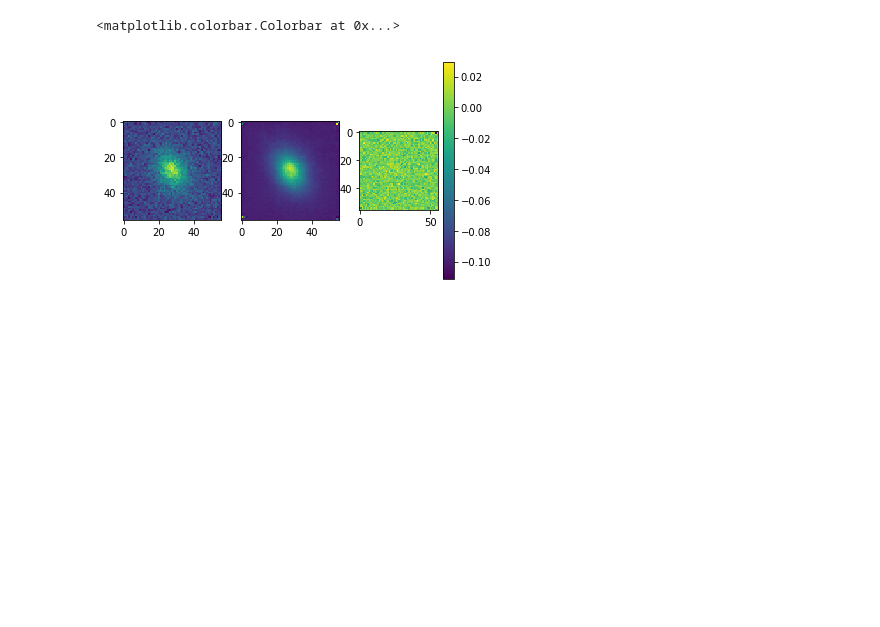
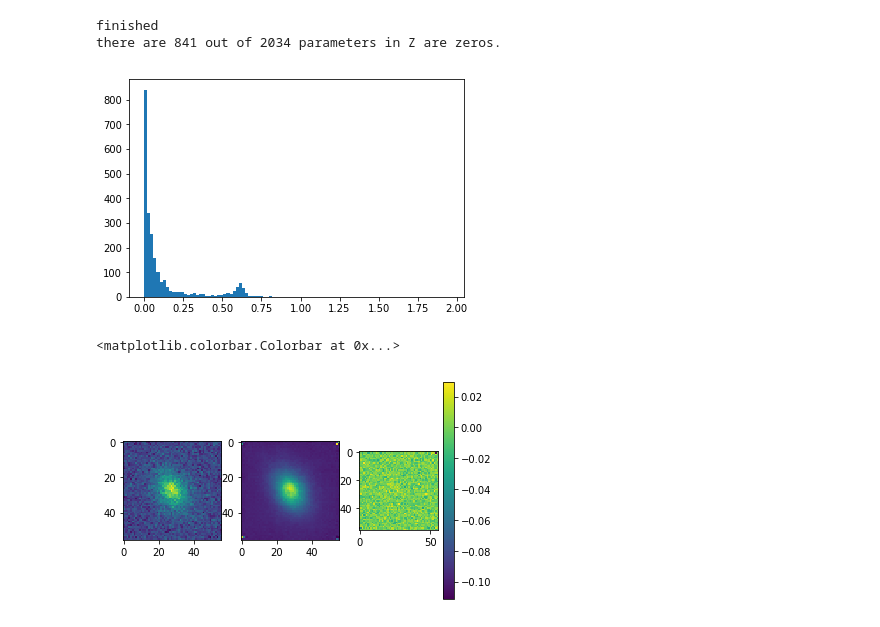
Before and after one commit to JunYinDM/GalaxyGenerativeModel, a Jupyter notebook: Res_925.ipynb, the cells around one changed output. Drawn from its saved outputs; the diff is of its cells as text; code cells hidden in the pictures; blank space fills up the shorter version.

```diff
--- a/Res_925.ipynb
+++ b/Res_925.ipynb
@@ -94,3 +104,36 @@ there are 2015 parameters in Z are zeros.
+# %%
+
+model = autoencoder_999().cuda()   ###### AE model
+model.load_state_dict(torch.load('gal_img924/exp905_{}.pth'.format(num)))
+model.eval()
+print ("regularization factor is 1e-8")
+
+
+for data in test_dataloader:
+    test_img = data
+    test_img = test_img.type(torch.float32)
+    test_img = test_img.view(test_img.size(0), 1,56,56)
+    test_img = test_img.cuda()
+    test_output = model.encoder(test_img)   #latent
+
+a=test_output.data.cpu().numpy()
+
+print("finished")
+dt_test = a.reshape([3000,-1])
+mean_expZ=np.mean(dt_test,axis=0)
+plt.hist(mean_expZ,bins=100);
+
+# num=3400 ~500
+#6800  700
+#19000 1200
+
+
+counts,edges = np.histogram(mean_expZ,bins=100)
+print("there are",counts[0],"out of 2034 parameters in Z are zeros. ")
+# %% [output]
+finished
+there are 841 out of 2034 parameters in Z are zeros.
+[figure, added]
 # %%
 plt.subplot(1, 3, 1)
 a1=showres('gal_img924/exp905_test_x_19990.pt')
```
Also changed, not shown: parts of 4 cells of this notebook.
